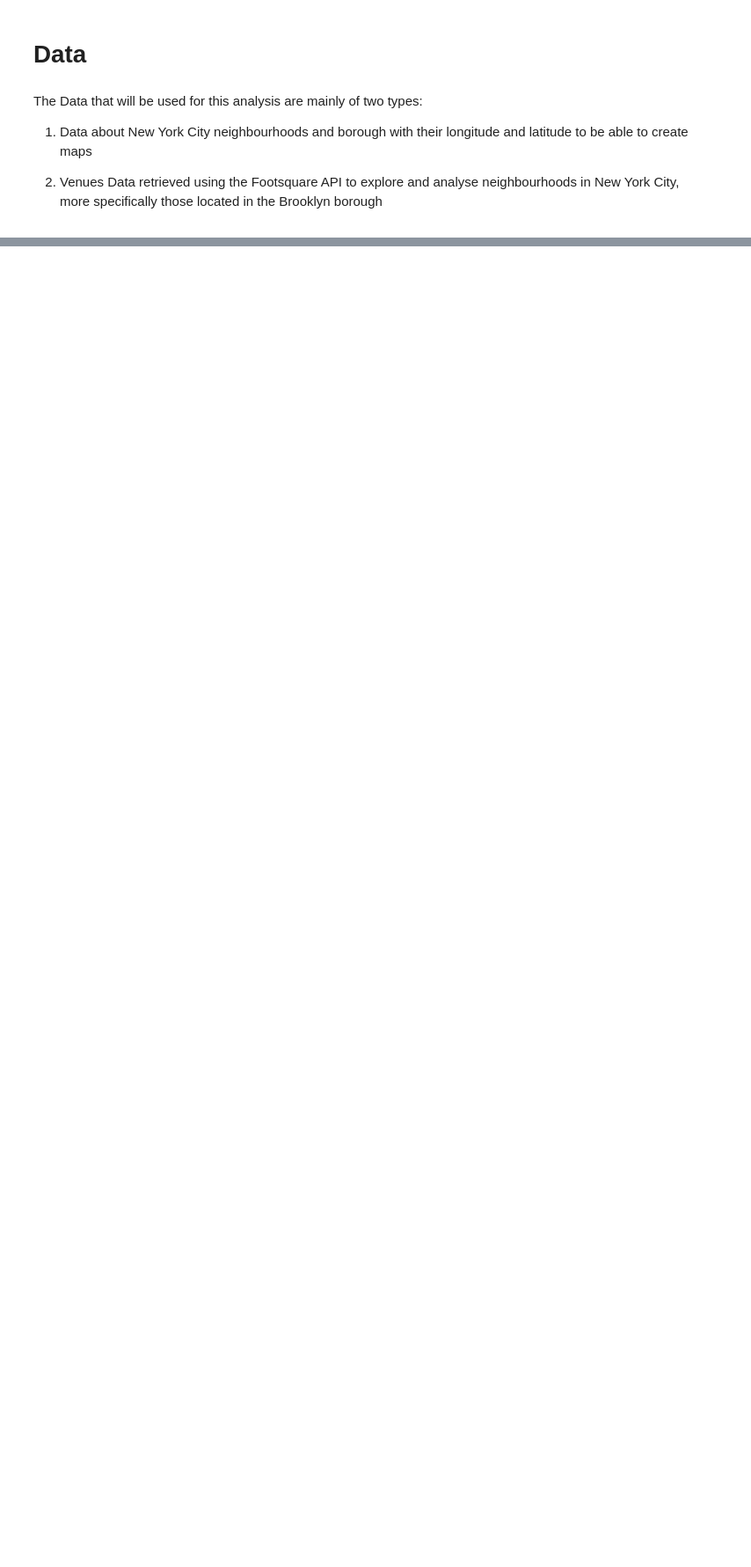
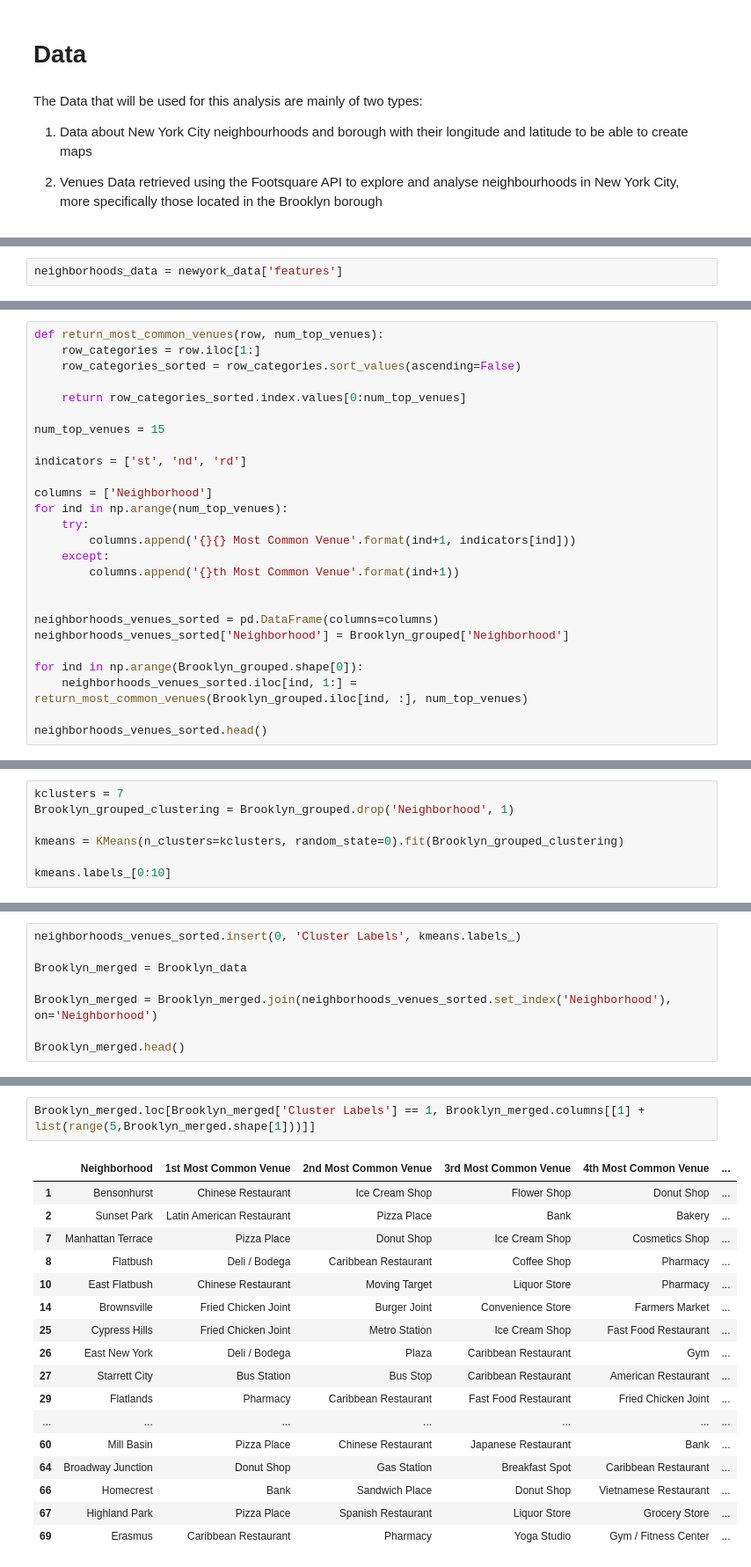
Before and after one commit to fedefrig/Coursera_Capstone, a Jupyter notebook: Coursera Capstone.ipynb, the cells around one changed output, grey strips where cells are left out. Shown at 88% size. Saved outputs shown, nothing was run; the diff lists cells and outputs as text; blank space fills up the shorter version.

Commit message:
Published from Watson Studio.

```diff
--- a/Coursera Capstone.ipynb
+++ b/Coursera Capstone.ipynb
@@ -30,0 +98,2 @@ The Data that will be used for this analysis are mainly of two types:
+# %%
+neighborhoods_data = newyork_data['features']
@@ -30,0 +418,26 @@ The Data that will be used for this analysis are mainly of two types:
+# %%
+def return_most_common_venues(row, num_top_venues):
+    row_categories = row.iloc[1:]
+    row_categories_sorted = row_categories.sort_values(ascending=False)
+
+    return row_categories_sorted.index.values[0:num_top_venues]
+
+num_top_venues = 15
+
+indicators = ['st', 'nd', 'rd']
+
+columns = ['Neighborhood']
+for ind in np.arange(num_top_venues):
+    try:
+        columns.append('{}{} Most Common Venue'.format(ind+1, indicators[ind]))
+    except:
+        columns.append('{}th Most Common Venue'.format(ind+1))
+
+
+neighborhoods_venues_sorted = pd.DataFrame(columns=columns)
+neighborhoods_venues_sorted['Neighborhood'] = Brooklyn_grouped['Neighborhood']
+
+for ind in np.arange(Brooklyn_grouped.shape[0]):
+    neighborhoods_venues_sorted.iloc[ind, 1:] = return_most_common_venues(Brooklyn_grouped.iloc[ind, :], num_top_venues)
+
+neighborhoods_venues_sorted.head()
@@ -30,0 +457,7 @@ The Data that will be used for this analysis are mainly of two types:
+# %%
+kclusters = 7
+Brooklyn_grouped_clustering = Brooklyn_grouped.drop('Neighborhood', 1)
+
+kmeans = KMeans(n_clusters=kclusters, random_state=0).fit(Brooklyn_grouped_clustering)
+
+kmeans.labels_[0:10]
@@ -30,0 +469,8 @@ The Data that will be used for this analysis are mainly of two types:
+# %%
+neighborhoods_venues_sorted.insert(0, 'Cluster Labels', kmeans.labels_)
+
+Brooklyn_merged = Brooklyn_data
+
+Brooklyn_merged = Brooklyn_merged.join(neighborhoods_venues_sorted.set_index('Neighborhood'), on='Neighborhood')
+
+Brooklyn_merged.head()
@@ -30,0 +522,20 @@ The Data that will be used for this analysis are mainly of two types:
+# %%
+Brooklyn_merged.loc[Brooklyn_merged['Cluster Labels'] == 1, Brooklyn_merged.columns[[1] + list(range(5,Brooklyn_merged.shape[1]))]]
+# %% [output]
+|  | Neighborhood | 1st Most Common Venue | 2nd Most Common Venue | 3rd Most Common Venue | 4th Most Common Venue | ... |
+| 1 | Bensonhurst | Chinese Restaurant | Ice Cream Shop | Flower Shop | Donut Shop | ... |
+| 2 | Sunset Park | Latin American Restaurant | Pizza Place | Bank | Bakery | ... |
+| 7 | Manhattan Terrace | Pizza Place | Donut Shop | Ice Cream Shop | Cosmetics Shop | ... |
+| 8 | Flatbush | Deli / Bodega | Caribbean Restaurant | Coffee Shop | Pharmacy | ... |
+| 10 | East Flatbush | Chinese Restaurant | Moving Target | Liquor Store | Pharmacy | ... |
+| 14 | Brownsville | Fried Chicken Joint | Burger Joint | Convenience Store | Farmers Market | ... |
+| 25 | Cypress Hills | Fried Chicken Joint | Metro Station | Ice Cream Shop | Fast Food Restaurant | ... |
+| 26 | East New York | Deli / Bodega | Plaza | Caribbean Restaurant | Gym | ... |
+| 27 | Starrett City | Bus Station | Bus Stop | Caribbean Restaurant | American Restaurant | ... |
+| 29 | Flatlands | Pharmacy | Caribbean Restaurant | Fast Food Restaurant | Fried Chicken Joint | ... |
+| ... | ... | ... | ... | ... | ... | ... |
+| 60 | Mill Basin | Pizza Place | Chinese Restaurant | Japanese Restaurant | Bank | ... |
+| 64 | Broadway Junction | Donut Shop | Gas Station | Breakfast Spot | Caribbean Restaurant | ... |
+| 66 | Homecrest | Bank | Sandwich Place | Donut Shop | Vietnamese Restaurant | ... |
+| 67 | Highland Park | Pizza Place | Spanish Restaurant | Liquor Store | Grocery Store | ... |
+| 69 | Erasmus | Caribbean Restaurant | Pharmacy | Yoga Studio | Gym / Fitness Center | ... |
```
Also changed, not shown: parts of 108 cells of this notebook.
